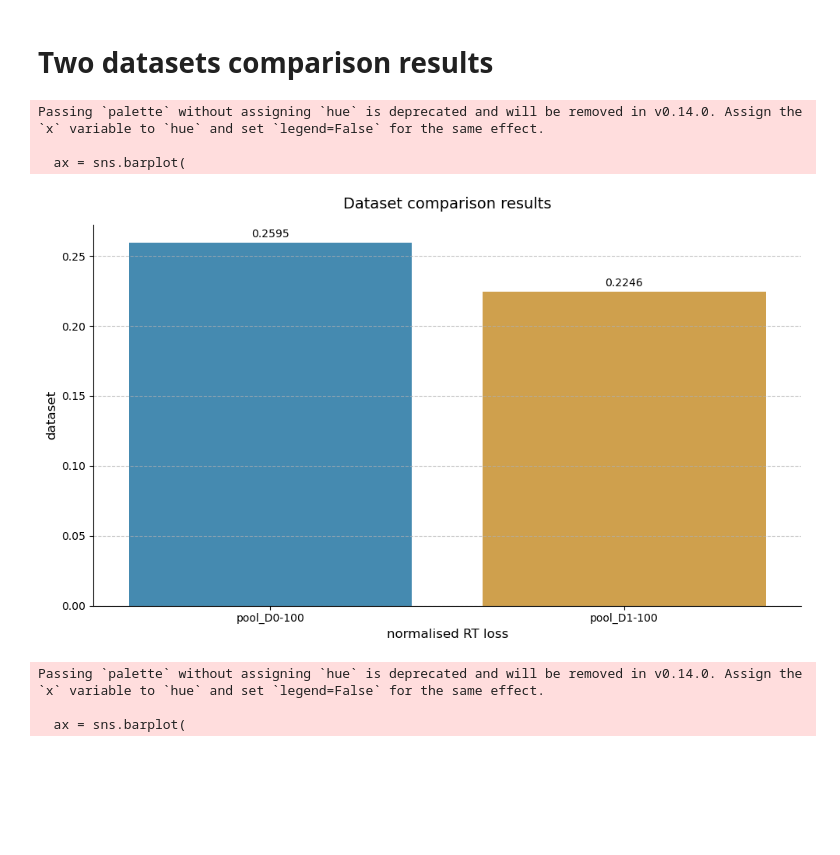
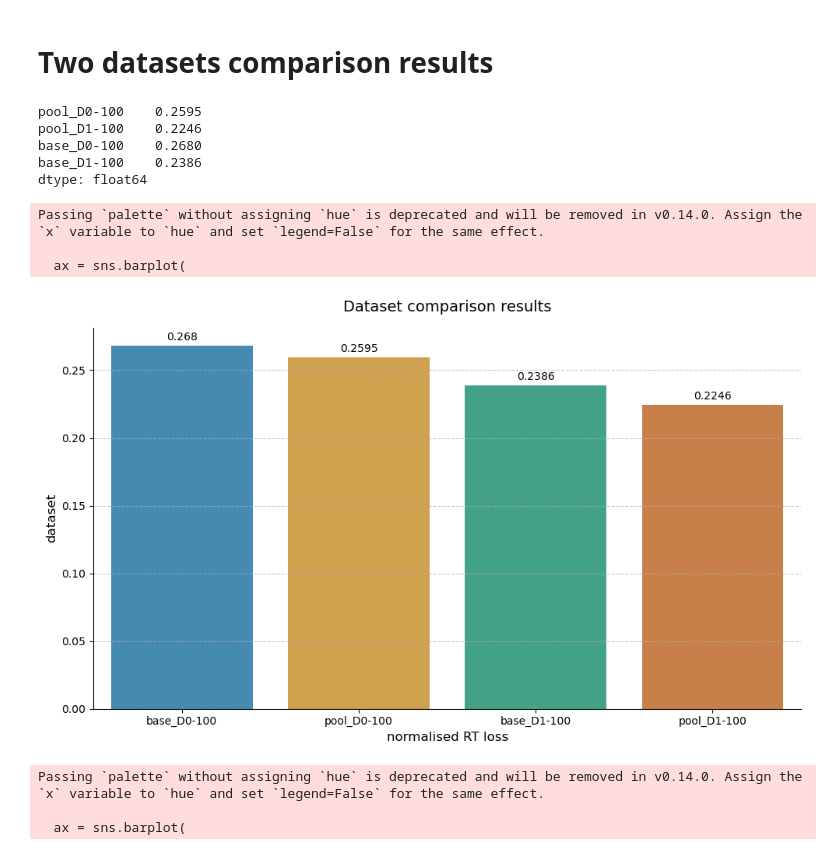
Before and after one commit to WannesLamberts/MTL-peptide-property-prediction-pool, a Jupyter notebook: notebooks/results.ipynb, the cells around one changed output. Cells and saved outputs as stored; diff of their text form; code cells hidden in the pictures; blank space fills up the shorter version.

Commit message:
results

```diff
--- a/notebooks/results.ipynb
+++ b/notebooks/results.ipynb
@@ -10,11 +10,18 @@ import pandas as pd
 # %% [markdown]
 # Two datasets comparison results
 # %%
-test_results = get_standardised_loss("../lightning_logs","pool")
-plot_bar_vertical(test_results,"Dataset comparison results","normalised RT loss","dataset")
+test_results_pool = get_standardised_loss("../lightning_logs","pool")
+test_results_base = get_standardised_loss("../lightning_logs","base")
+test_results = pd.concat([test_results_pool, test_results_base])
+plot_bar_vertical(test_results,"Dataset comparison results","normalised RT loss","dataset",sort=False)
 # %% [output]
-Passing `palette` without assigning `hue` is deprecated and will be removed in v0.14.0. Assign the `x` variable to `hue` and set `legend=False` for the same effect.
-
-  ax = sns.barplot(
+pool_D0-100    0.2595
+pool_D1-100    0.2246
+base_D0-100    0.2680
+base_D1-100    0.2386
+dtype: float64
+Passing `palette` without assigning `hue` is deprecated and will be removed in v0.14.0. Assign the `x` variable to `hue` and set `legend=False` for the same effect.
+
+  ax = sns.barplot(
-[figure, old version]
+[figure, new version]
 # %%
```
Also changed, not shown: parts of 1 cell of this notebook, 1 other file.
